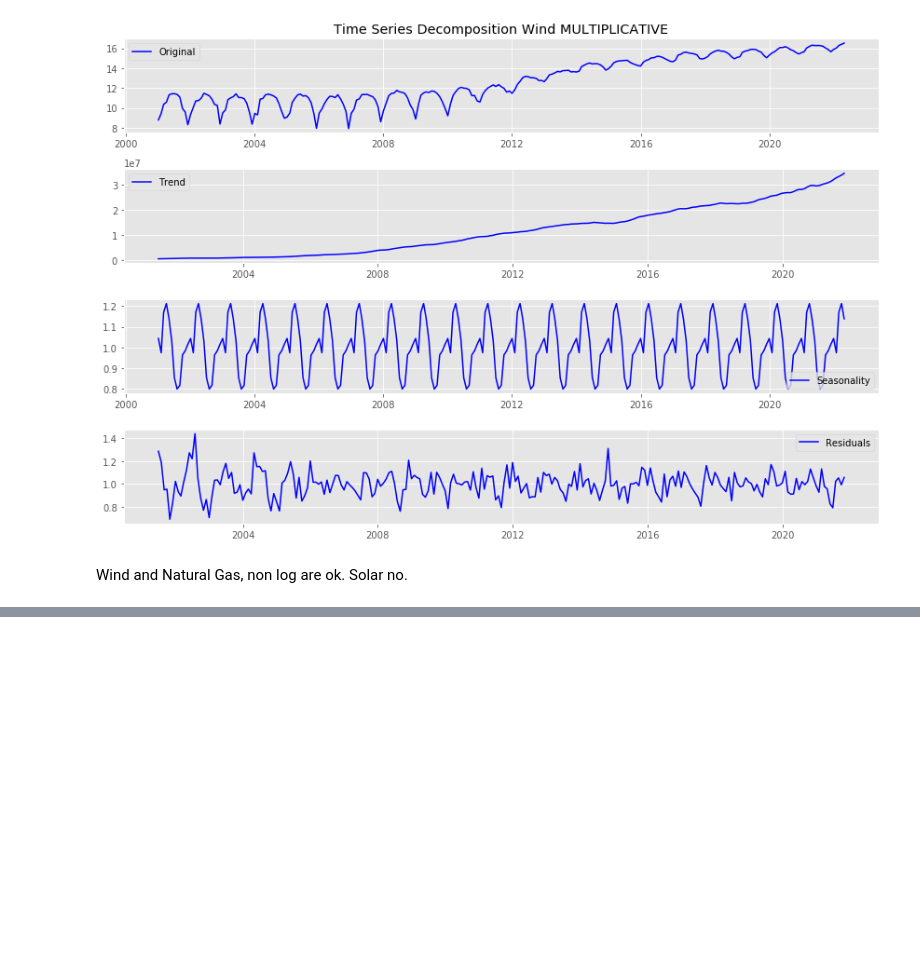
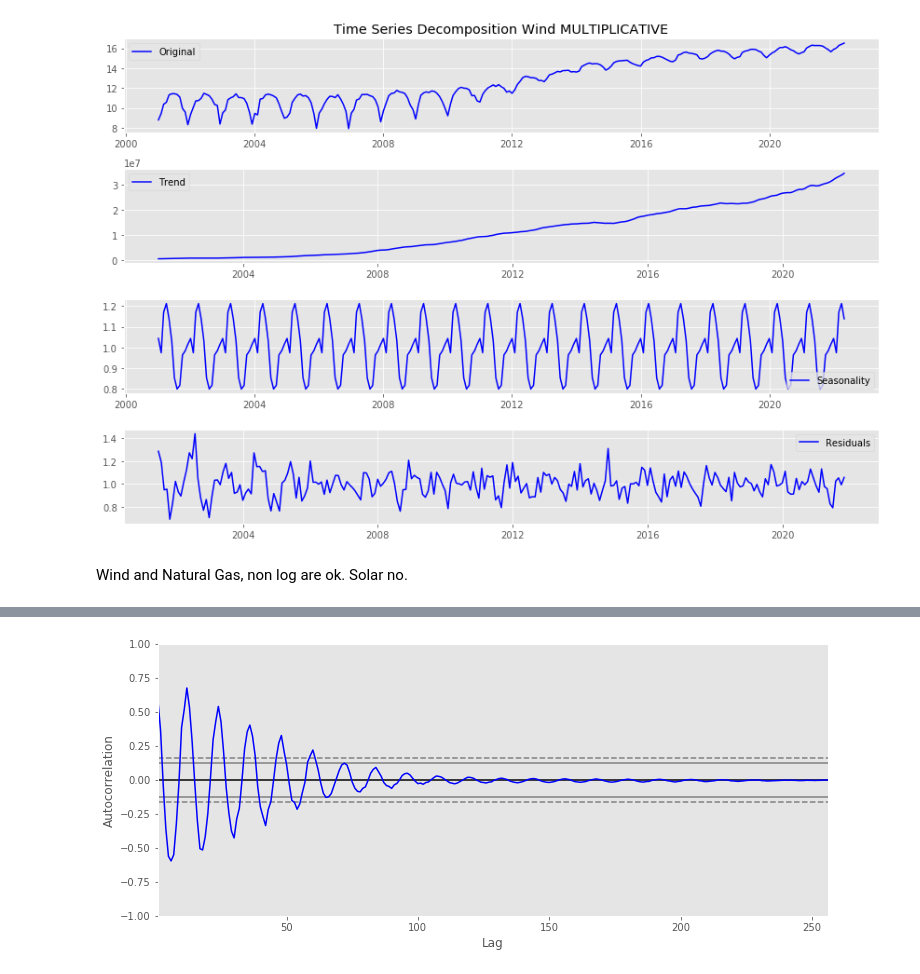
Before and after one commit to MNLKuzmin/USEnergy_Generation, a Jupyter notebook: TimeseriesNotebook.ipynb, the cells around one changed output, grey strips where cells are left out. Saved outputs shown, nothing was run; the diff lists cells and outputs as text; code cells hidden in the pictures; blank space fills up the shorter version.

```diff
--- a/TimeseriesNotebook.ipynb
+++ b/TimeseriesNotebook.ipynb
@@ -1341,0 +1259,7 @@ Goot look into this later and figure out.
+# %%
+sol_diff = sol.diff(periods=1)
+sol_diff.dropna(inplace=True)
+plt.figure(figsize=(12,5))
+pd.plotting.autocorrelation_plot(sol_diff, color='b');
+# %% [output]
+[figure, added]
```
Also changed, not shown: parts of 49 cells of this notebook.
